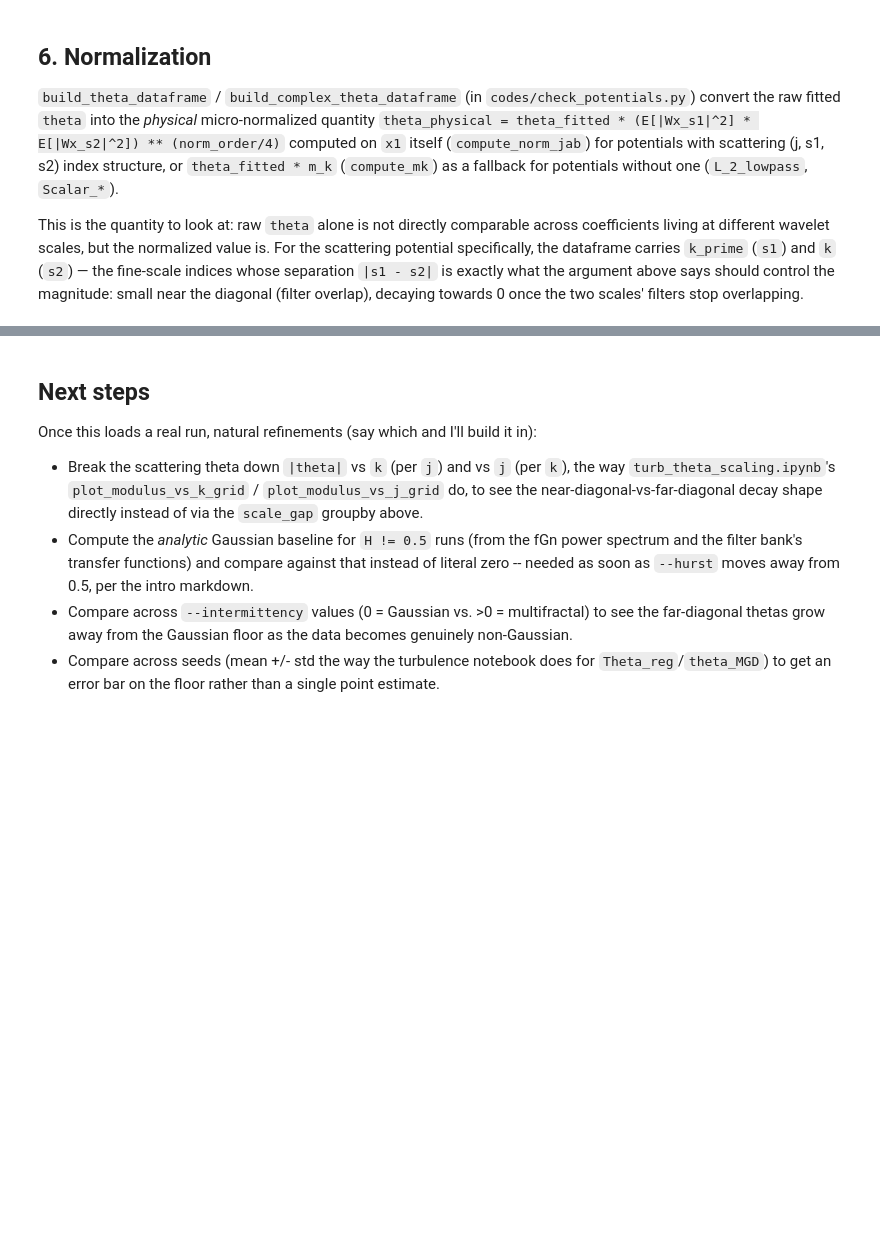
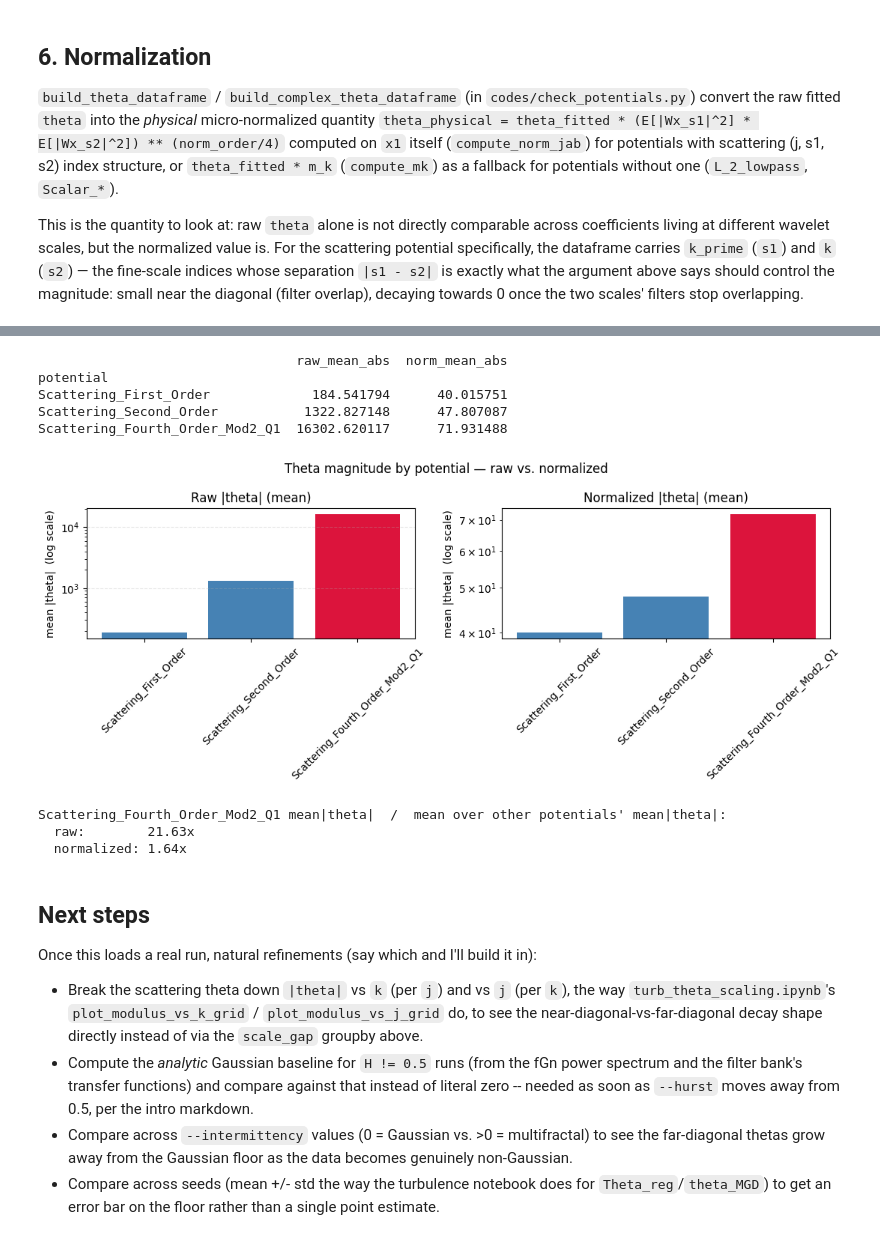
Before and after one commit to zelk-oss/MGD-for-Maximum-Entropy-Generation, a Jupyter notebook: gaussian_experiment/gaussian_theta_scaling.ipynb, the cells around one changed output, grey strips where cells are left out. Drawn from its saved outputs; the diff is of its cells as text; code cells hidden in the pictures; blank space fills up the shorter version.

```diff
--- a/gaussian_experiment/gaussian_theta_scaling.ipynb
+++ b/gaussian_experiment/gaussian_theta_scaling.ipynb
@@ -317,3 +358,53 @@ for key, df in dfs.items():
+# %%
+summary_rows = []
+for key, df in dfs.items():
+    value_col = 'theta_complex' if 'theta_complex' in df.columns else 'theta_t1'
+    norm_col = value_col + '_normalized'
+    summary_rows.append({
+        'potential': key,
+        'raw_mean_abs': df[value_col].abs().mean(),
+        'norm_mean_abs': df[norm_col].abs().mean(),
+    })
+
+summary_df = pd.DataFrame(summary_rows).set_index('potential')
+print(summary_df.round(6))
+
+# Scattering-4th-order carries no real information on Gaussian data, so its
+# theta should collapse toward the other potentials' floor once the
+# normalization is doing its job -- highlight it distinctly to see whether
+# it does.
+colors = ['crimson' if k == COMPLEX_NAME else 'steelblue' for k in summary_df.index]
+
+fig, axes = plt.subplots(1, 2, figsize=(11, 4.5))
+for ax, col, title in zip(axes, ('raw_mean_abs', 'norm_mean_abs'),
+                          ('Raw |theta| (mean)', 'Normalized |theta| (mean)')):
+    ax.bar(summary_df.index, summary_df[col], color=colors)
+    ax.set_yscale('log')
+    ax.set_ylabel('mean |theta|  (log scale)')
+    ax.set_title(title)
+    ax.tick_params(axis='x', rotation=45)
+    ax.grid(True, axis='y', linestyle='--', alpha=0.3)
+fig.suptitle('Theta magnitude by potential — raw vs. normalized')
+fig.tight_layout()
+plt.show()
+
+if COMPLEX_NAME in summary_df.index:
+    others = summary_df.drop(index=COMPLEX_NAME)
+    ratio_raw = summary_df.loc[COMPLEX_NAME, 'raw_mean_abs'] / others['raw_mean_abs'].mean()
+    ratio_norm = summary_df.loc[COMPLEX_NAME, 'norm_mean_abs'] / others['norm_mean_abs'].mean()
+    print(f"\n{COMPLEX_NAME} mean|theta|  /  mean over other potentials' mean|theta|:")
+    print(f"  raw:        {ratio_raw:.2f}x")
+    print(f"  normalized: {ratio_norm:.2f}x")
+# %% [output]
+                                 raw_mean_abs  norm_mean_abs
+potential
+Scattering_First_Order             184.541794      40.015751
+Scattering_Second_Order           1322.827148      47.807087
+Scattering_Fourth_Order_Mod2_Q1  16302.620117      71.931488
+[figure, added]
+Scattering_Fourth_Order_Mod2_Q1 mean|theta|  /  mean over other potentials' mean|theta|:
+  raw:        21.63x
+  normalized: 1.64x
 # %% [markdown]
 ## Next steps
 
```
Also changed, not shown: parts of 8 cells of this notebook, 12 other files.
